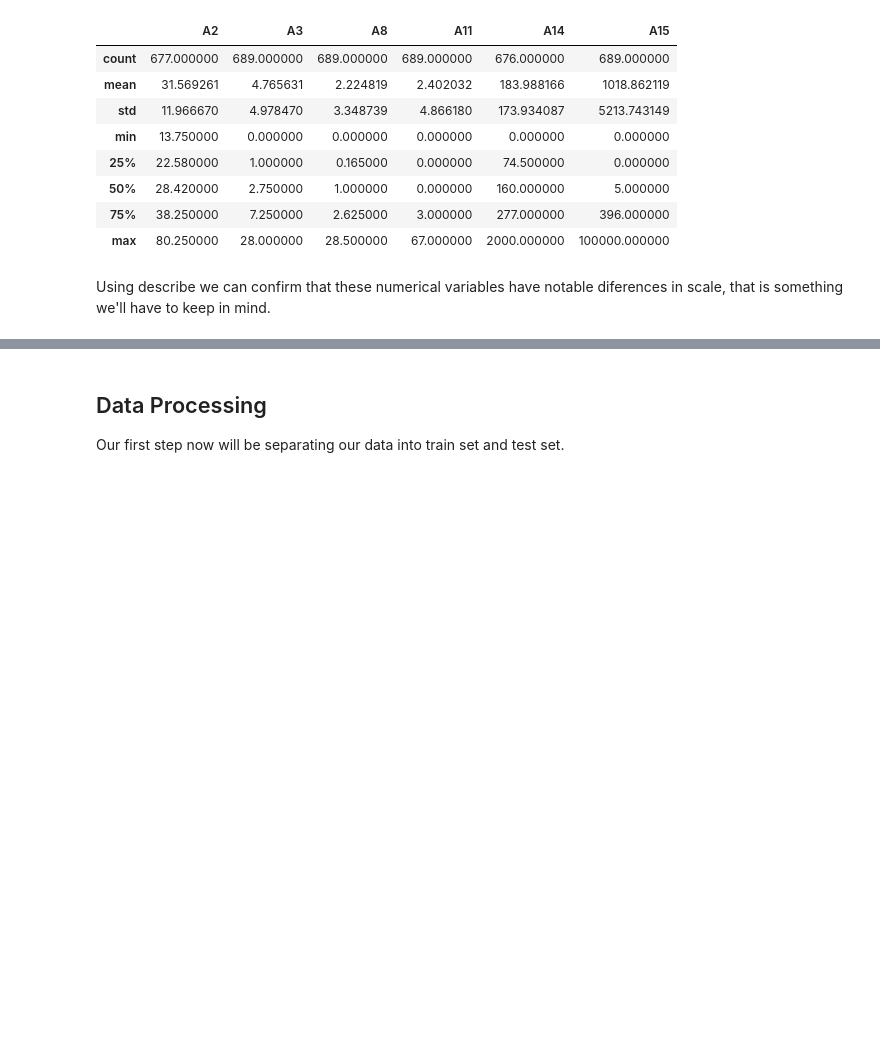
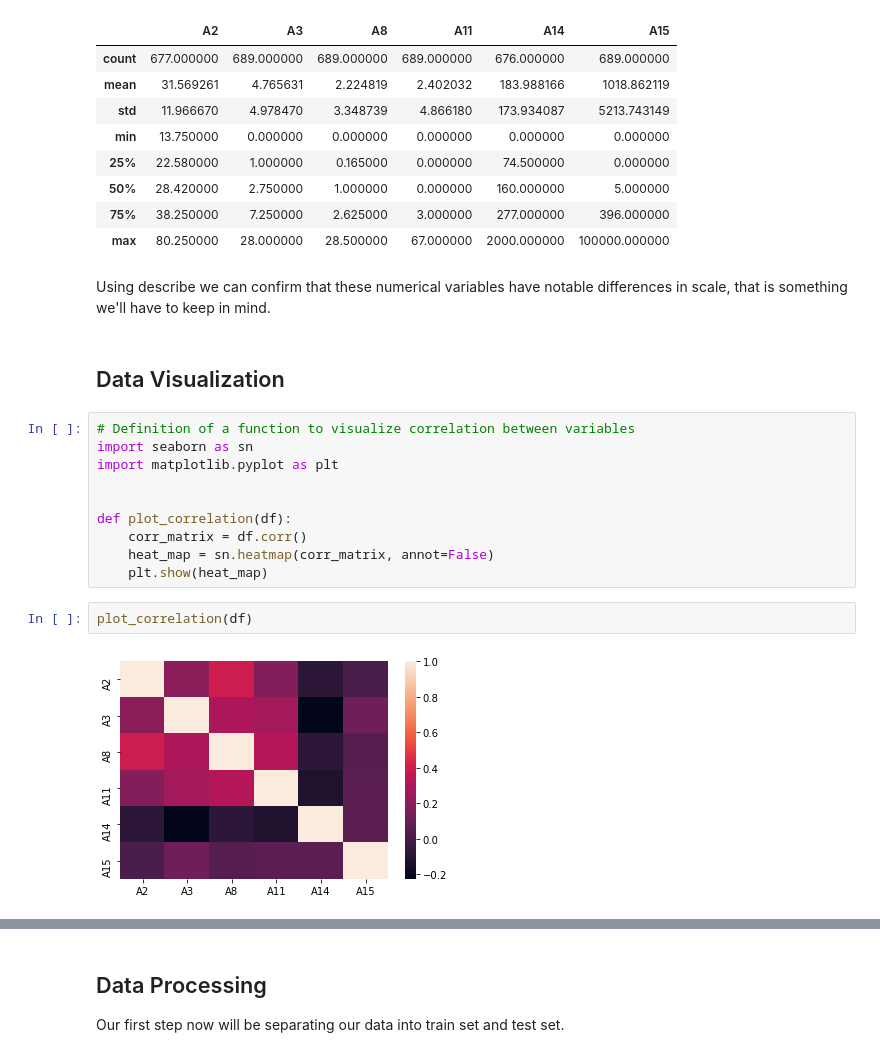
Before and after one commit to tomasrpons/credit_qualification, a Jupyter notebook: Credit Qualification.ipynb, the cells around one changed output, grey strips where cells are left out. Drawn from its saved outputs; the diff is of its cells as text; blank space fills up the shorter version.

Commit message:
added some data visualization and changed grid search on models

```diff
--- a/Credit Qualification.ipynb
+++ b/Credit Qualification.ipynb
@@ -102,4 +98,20 @@ df.describe()
 | 75% | 38.250000 | 7.250000 | 2.625000 | 3.000000 | 277.000000 | 396.000000 |
 | max | 80.250000 | 28.000000 | 28.500000 | 67.000000 | 2000.000000 | 100000.000000 |
 # %% [markdown]
-Using describe we can confirm that these numerical variables have notable diferences in scale, that is something we'll have to keep in mind.
+Using describe we can confirm that these numerical variables have notable differences in scale, that is something we'll have to keep in mind.
+# %% [markdown]
+## Data Visualization
+# %%
+# Definition of a function to visualize correlation between variables
+import seaborn as sn
+import matplotlib.pyplot as plt
+
+
+def plot_correlation(df):
+    corr_matrix = df.corr()
+    heat_map = sn.heatmap(corr_matrix, annot=False)
+    plt.show(heat_map)
+# %%
+plot_correlation(df)
+# %% [output]
+[figure, added]
```
Also changed, not shown: parts of 37 cells of this notebook, 4 other files.
